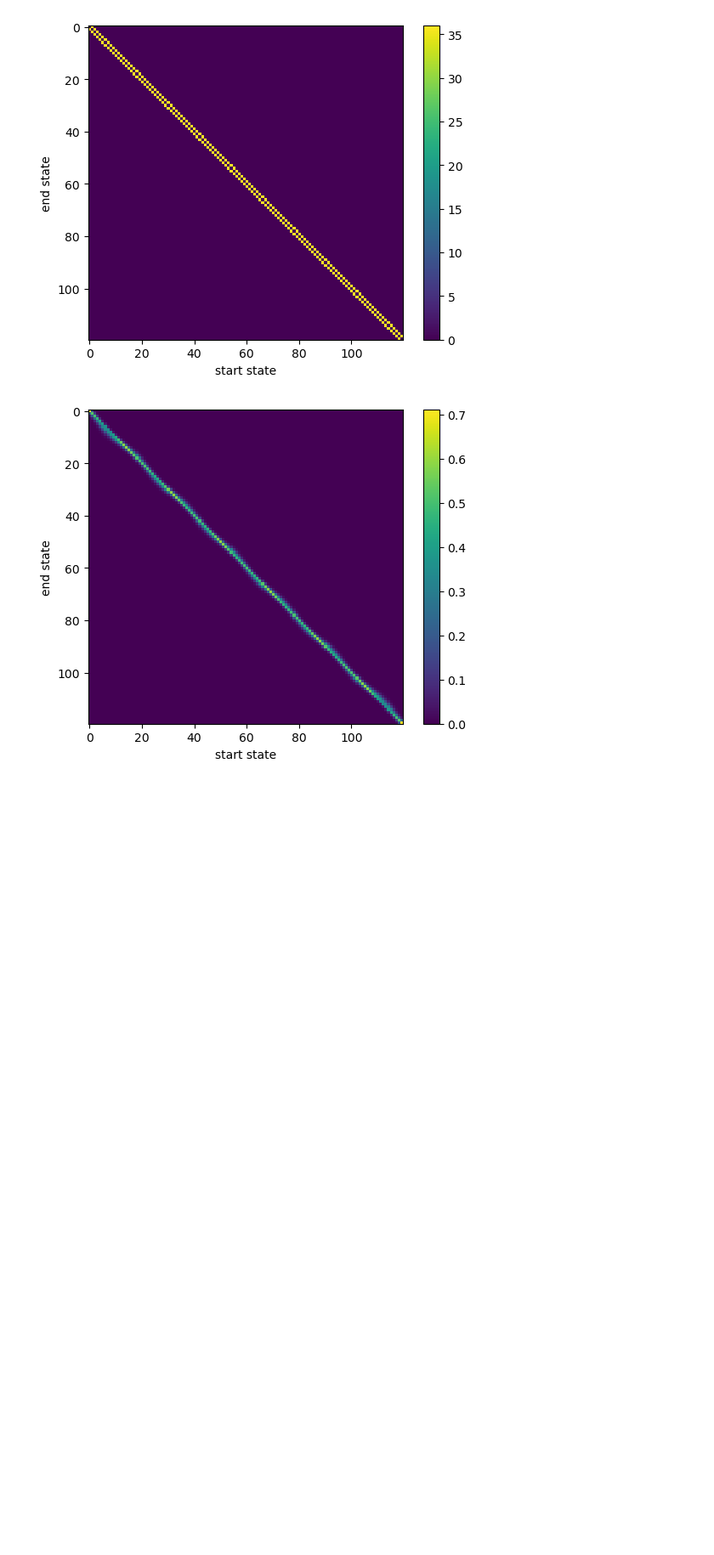
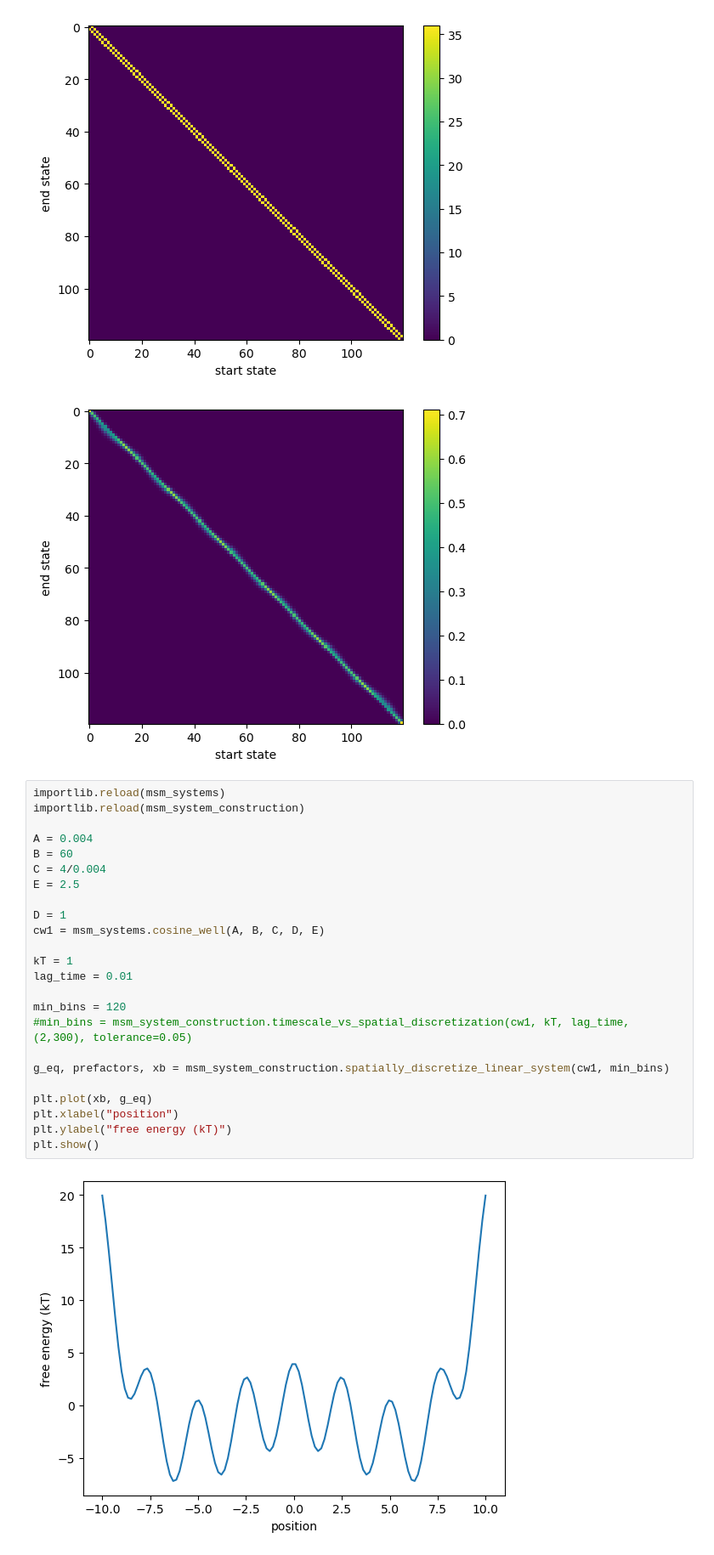
Before and after one commit to JonathanHB/metadynamics_free_energy_estimation, a Jupyter notebook: msm_system_tests.ipynb, the cells around one changed output. Shown at 85% size. Drawn from its saved outputs; the diff is of its cells as text; blank space fills up the shorter version.

```diff
--- a/msm_system_tests.ipynb
+++ b/msm_system_tests.ipynb
@@ -84,3 +84,29 @@ implied timescale converged to within 5.0% of the value calculated for 300 bins
 [figure]
 [figure]
 [figure]
+# %%
+importlib.reload(msm_systems)
+importlib.reload(msm_system_construction)
+
+A = 0.004
+B = 60
+C = 4/0.004
+E = 2.5
+
+D = 1
+cw1 = msm_systems.cosine_well(A, B, C, D, E)
+
+kT = 1
+lag_time = 0.01
+
+min_bins = 120
+#min_bins = msm_system_construction.timescale_vs_spatial_discretization(cw1, kT, lag_time, (2,300), tolerance=0.05)
+
+g_eq, prefactors, xb = msm_system_construction.spatially_discretize_linear_system(cw1, min_bins)
+
+plt.plot(xb, g_eq)
+plt.xlabel("position")
+plt.ylabel("free energy (kT)")
+plt.show()
+# %% [output]
+[figure, added]
```
Also changed, not shown: 7 other files.
